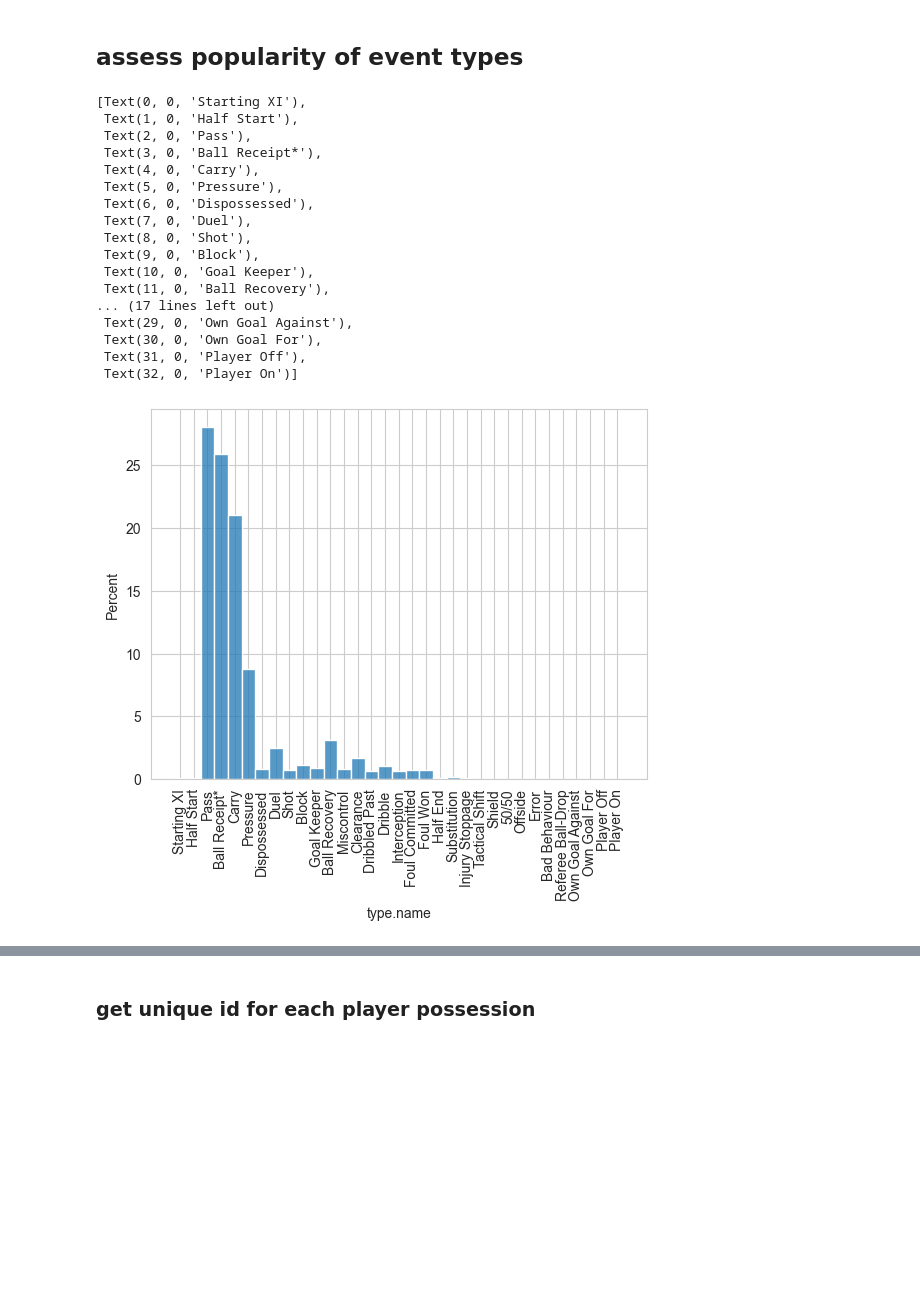
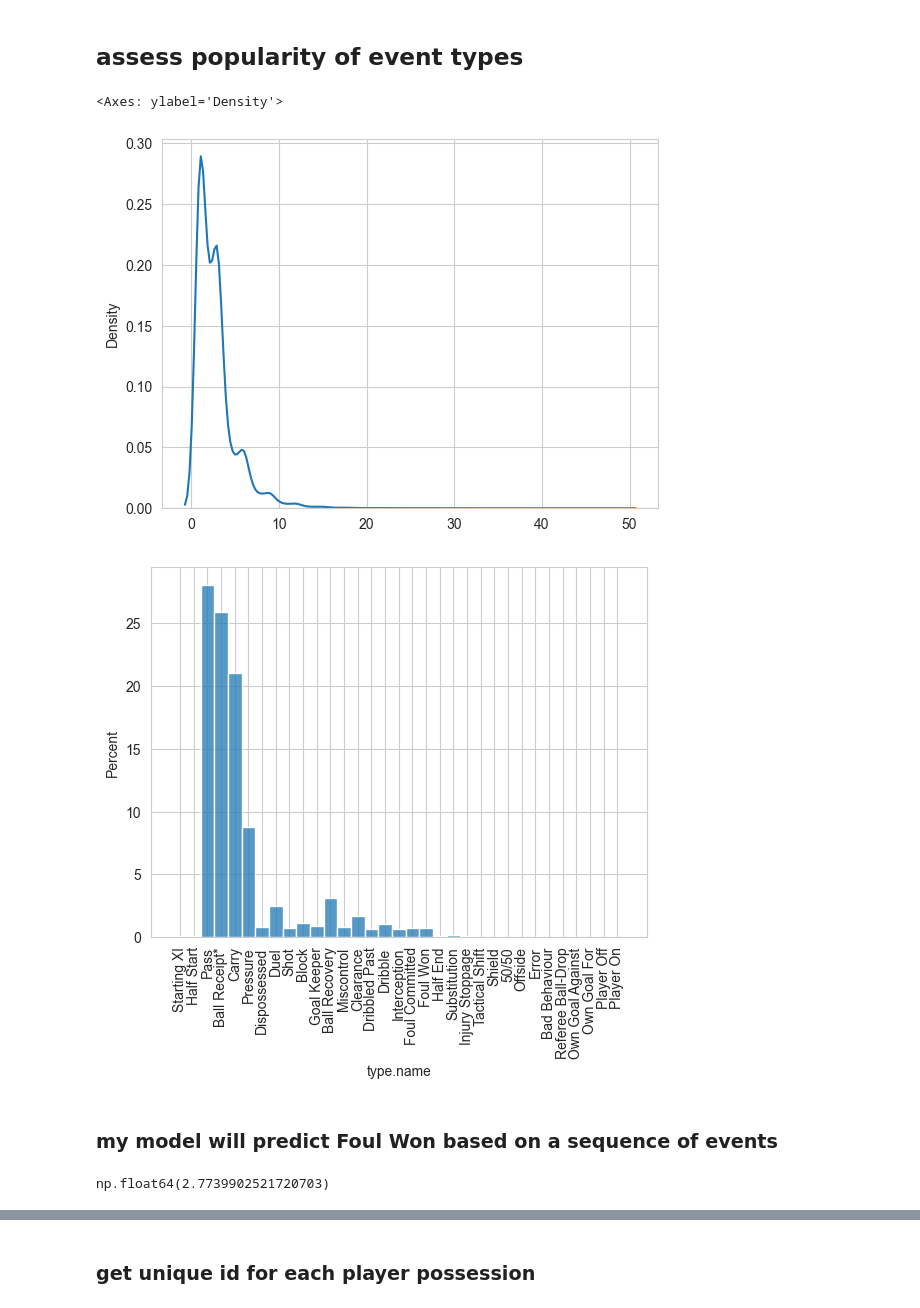
Before and after one commit to conormalone/swish, a Jupyter notebook: data_transform.ipynb, the cells around one changed output, grey strips where cells are left out. Cells and saved outputs as stored; diff of their text form; code cells hidden in the pictures; blank space fills up the shorter version.

Commit message:
pretty happy with model and cleaning

```diff
--- a/data_transform.ipynb
+++ b/data_transform.ipynb
@@ -13,26 +12,16 @@ from sklearn.preprocessing import StandardScaler
 data = pd.read_csv("epl_event_data_15.csv")
 # %% [markdown]
 ## assess popularity of event types
+# %%
+possession_length_count = data[["match_id","possession","player.id","id"]].groupby(["match_id","possession","player.id"],as_index=False).count()
+sns.set_style('whitegrid')
+sns.kdeplot(np.array(possession_length_count.id), bw_method=0.25)
+# %% [output]
+<Axes: ylabel='Density'>
+[figure, added]
 # %%
 hist = sns.histplot(data=data, x="type.name", stat="percent")
-hist.set_xticklabels(hist.get_xticklabels(), rotation=90)
+hist.set_xticklabels(hist.get_xticklabels(), rotation=90);
 # %% [output]
-[Text(0, 0, 'Starting XI'),
- Text(1, 0, 'Half Start'),
- Text(2, 0, 'Pass'),
- Text(3, 0, 'Ball Receipt*'),
- Text(4, 0, 'Carry'),
- Text(5, 0, 'Pressure'),
- Text(6, 0, 'Dispossessed'),
- Text(7, 0, 'Duel'),
- Text(8, 0, 'Shot'),
- Text(9, 0, 'Block'),
- Text(10, 0, 'Goal Keeper'),
- Text(11, 0, 'Ball Recovery'),
-... (17 lines left out)
- Text(29, 0, 'Own Goal Against'),
- Text(30, 0, 'Own Goal For'),
- Text(31, 0, 'Player Off'),
- Text(32, 0, 'Player On')]
 [figure]
 # %%
@@ -40,2 +28,9 @@ hist.set_xticklabels(hist.get_xticklabels(), rotation=90)
 #timestamp in time format
 data.timestamp = pd.to_datetime(data.timestamp)
+# %% [markdown]
+### my model will predict Foul Won based on a sequence of events
+# %%
+possession_length_count = data[["match_id","possession","player.id","id"]].groupby(["match_id","possession","player.id"],as_index=False).count()
+np.mean(possession_length_count.id)
+# %% [output]
+np.float64(2.7739902521720703)
```
Also changed, not shown: parts of 20 cells of this notebook.
